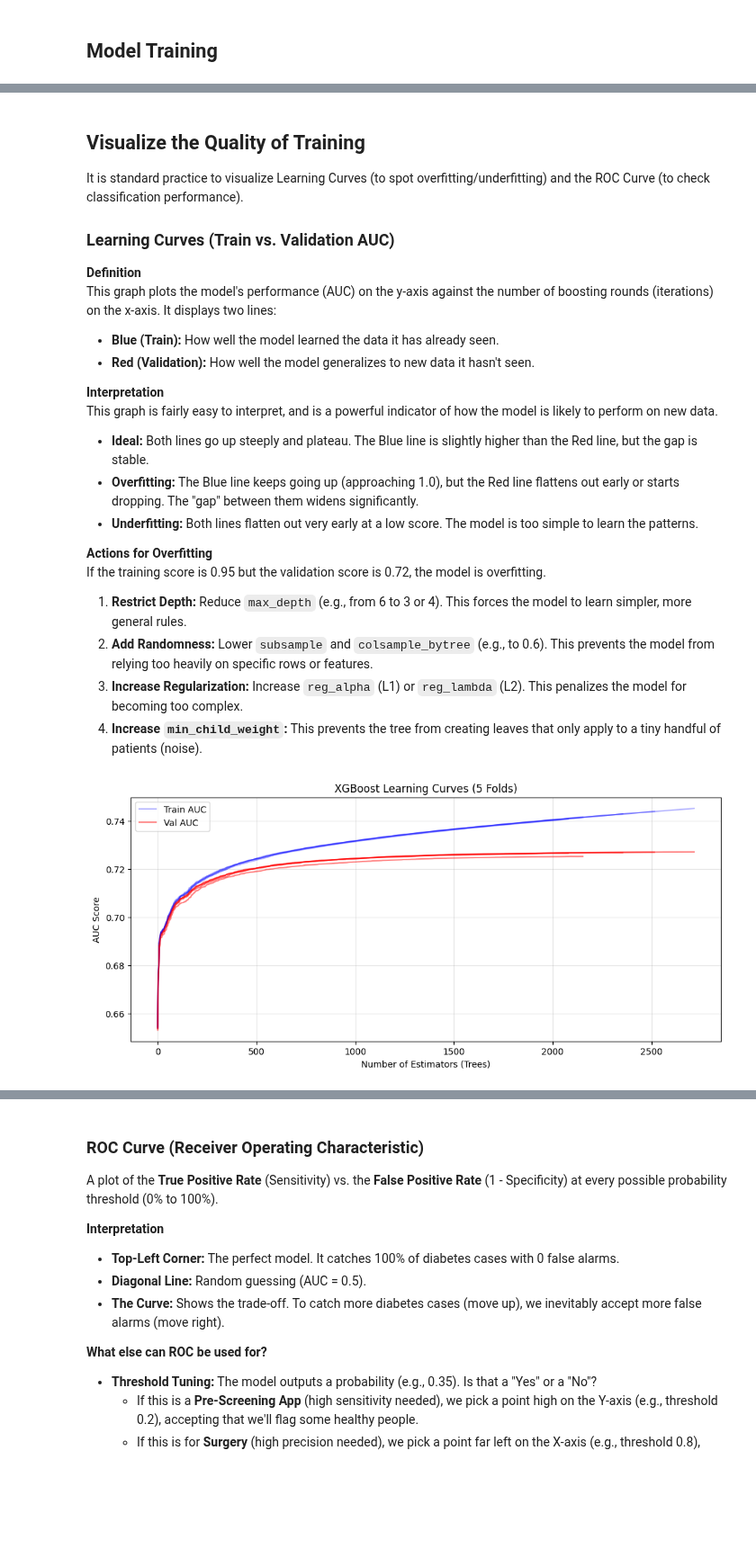
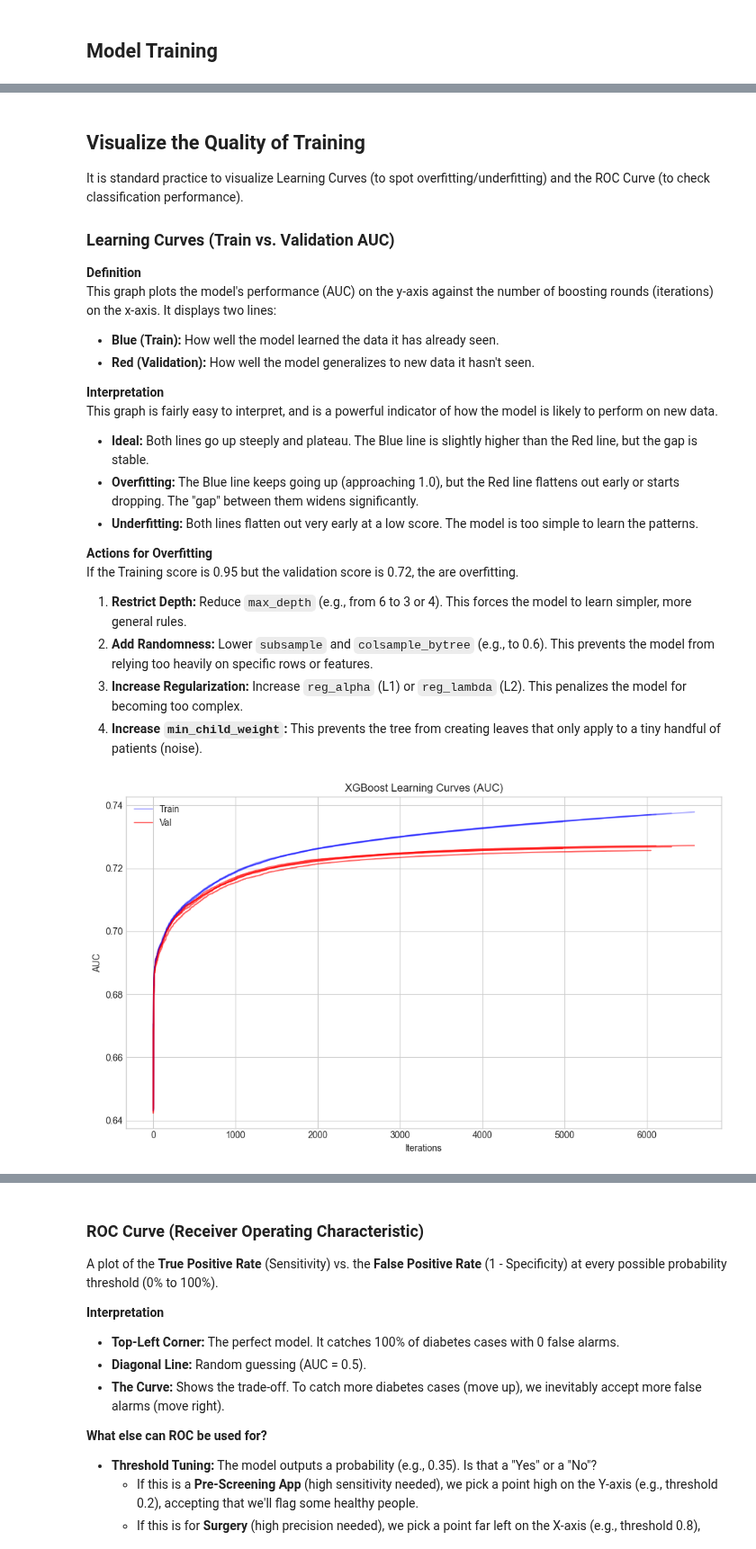
Before and after one commit to SteveTarter/kaggle-playground-series, a Jupyter notebook: 2025/s5e12/ps-s5e12-xgboost.ipynb, the cells around one changed output, grey strips where cells are left out. Shown at 90% size. Saved outputs shown, nothing was run; the diff lists cells and outputs as text; code cells hidden in the pictures; blank space fills up the shorter version.

```diff
--- a/2025/s5e12/ps-s5e12-xgboost.ipynb
+++ b/2025/s5e12/ps-s5e12-xgboost.ipynb
@@ -126,0 +72,2 @@ print(training_df.head(5))
+# %%
+training_df = helper.read_training_dataset()
@@ -149,0 +94,2 @@ print(test_df.head(5))
+# %%
+test_df = helper.read_test_dataset()
@@ -158,8 +122,6 @@ fe_strategies = [
     'clinical_indices',
     'interactions',
     'ratios',
-    'log',
-    'polynomials'
 ]
 # %%
 print('Performing initial feature engineering.')
@@ -291,8 +261,8 @@ def objective(trial):
     param = {
         # Core Booster Params
         'n_estimators': 8000,              # Give it room to run, let early stopping cut it
-        'learning_rate': trial.suggest_float('learning_rate', 0.005, 0.1, log=True),
-        'max_depth': trial.suggest_int('max_depth', 3, 10),
+        'learning_rate': trial.suggest_float('learning_rate', 0.005, 0.03, log=True),
+        'max_depth': trial.suggest_int('max_depth', 3, 6),
         'min_child_weight': trial.suggest_int('min_child_weight', 1, 10),
         'subsample': trial.suggest_float('subsample', 0.5, 0.95),
         'colsample_bytree': trial.suggest_float('colsample_bytree', 0.5, 0.95),
@@ -305,7 +275,7 @@ def objective(trial):
         # Tree Structure & Imbalance
         'grow_policy': trial.suggest_categorical('grow_policy', ['depthwise', 'lossguide']),
         # Helps with class imbalance (approx ratio of negatives/positives)
-        'scale_pos_weight': trial.suggest_float('scale_pos_weight', 1.0, 3.0),
+        'scale_pos_weight': trial.suggest_float('scale_pos_weight', 1.0, 2.0),
 
         # Boilerplate
         'objective': 'binary:logistic',
@@ -391,15 +361,15 @@ if PERFORM_OPTUNA_TUNING:
 else:
     # Values from earlier tuning
     best_params = {
-        'learning_rate': 0.031640407303043946,
+        'learning_rate': 0.02439360295107937,
         'max_depth': 3,
-        'min_child_weight': 2,
-        'subsample': 0.8776107117697762,
-        'colsample_bytree': 0.728451614933169,
-        'reg_alpha': 6.2177278232372615,
-        'reg_lambda': 2.1872106967255522,
-        'gamma': 7.260173074814108e-06,
+        'min_child_weight': 3,
+        'subsample': 0.9045225709226784,
+        'colsample_bytree': 0.5406853248448557,
+        'reg_alpha': 3.210592704435145,
+        'reg_lambda': 1.0144816172456135,
+        'gamma': 1.8754577975798167e-07,
         'grow_policy': 'depthwise',
-        'scale_pos_weight': 2.436477287616187
+        'scale_pos_weight': 1.1751264448135443
     }
 # %% [output]
@@ -565,36 +535,17 @@ This graph is fairly easy to interpret, and is a powerful indicator of how the m
 *   **Underfitting:** Both lines flatten out very early at a low score. The model is too simple to learn the patterns.
 
 **Actions for Overfitting**
-If the training score is 0.95 but the validation score is 0.72, the model is overfitting.
+If the Training score is 0.95 but the validation score is 0.72, the  are overfitting.
 1.  **Restrict Depth:** Reduce `max_depth` (e.g., from 6 to 3 or 4). This forces the model to learn simpler, more general rules.
 2.  **Add Randomness:** Lower `subsample` and `colsample_bytree` (e.g., to 0.6). This prevents the model from relying too heavily on specific rows or features.
 3.  **Increase Regularization:** Increase `reg_alpha` (L1) or `reg_lambda` (L2). This penalizes the model for becoming too complex.
 4.  **Increase `min_child_weight`:** This prevents the tree from creating leaves that only apply to a tiny handful of patients (noise).
-# %%
-# Plot 1: Learning Curves (Train vs Val AUC)
-# Helps diagnose Overfitting (large gap) or Underfitting (low scores)
-
-plt.figure(figsize=(12, 5))
-for i, result in enumerate(eval_results):
-    # Retrieve metrics (validation_0 = Train, validation_1 = Val)
-    train_auc = result['validation_0']['auc']
-    val_auc = result['validation_1']['auc']
-
-    # Plot only the first fold in legend to avoid clutter
-    label_train = 'Train AUC' if i == 0 else None
-    label_val = 'Val AUC' if i == 0 else None
-
-    plt.plot(train_auc, color='blue', alpha=0.3, label=label_train)
-    plt.plot(val_auc, color='red', alpha=0.5, label=label_val)
-
-plt.title(f'XGBoost Learning Curves ({n_folds} Folds)')
-plt.ylabel('AUC Score')
-plt.xlabel('Number of Estimators (Trees)')
-plt.legend()
-plt.grid(True, alpha=0.3)
-plt.show()
-# %% [output]
-[figure, removed]
+# %%
+mviz = ModelVisualizer(model_name='XGBoost')
+
+mviz.plot_learning_curves(eval_results)
+# %% [output]
+[figure, added]
 # %% [markdown]
 ### Feature Importance (Gain)
 
```
Also changed, not shown: parts of 16 cells of this notebook, 4 other files.
